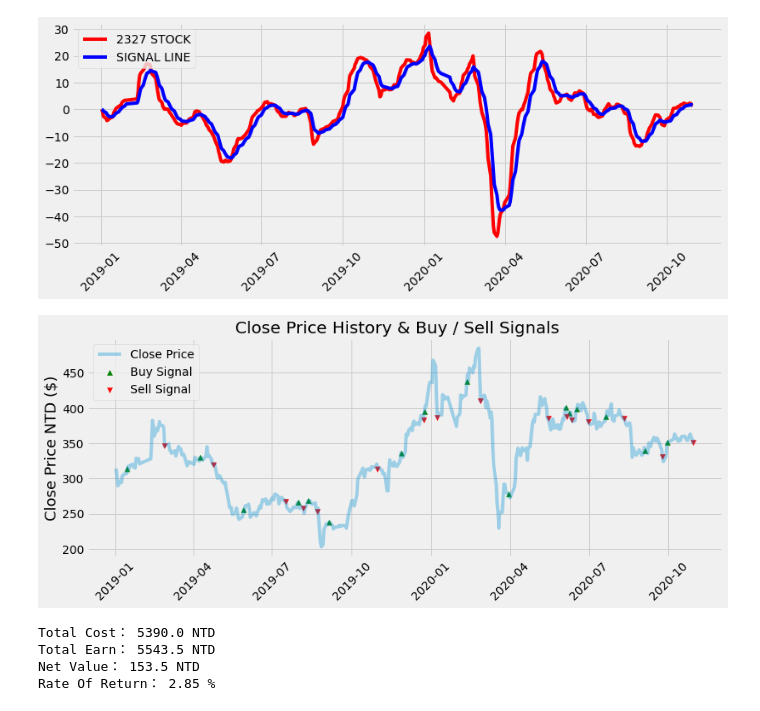
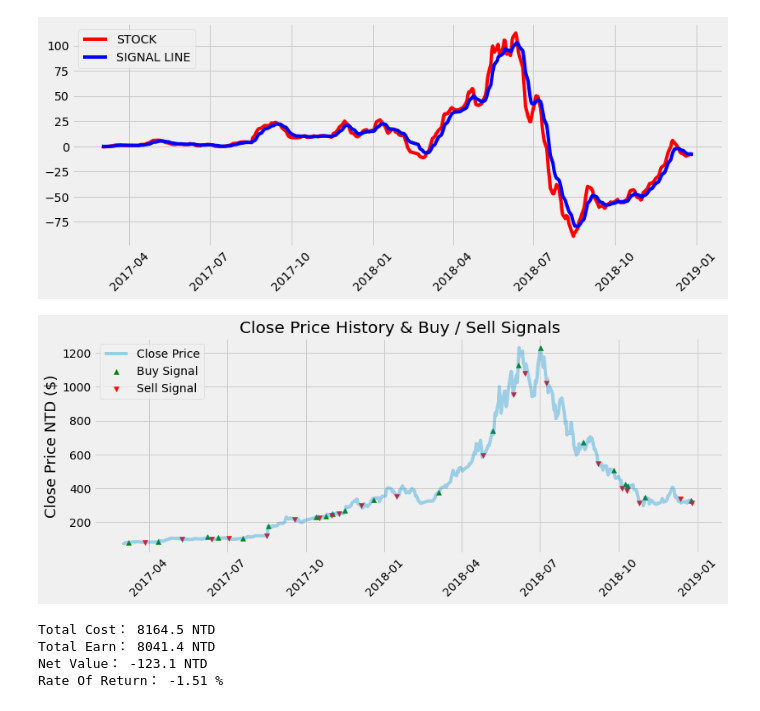
Before and after one commit to toby0622/Stock-Investment-Using-Python, a Jupyter notebook: Final Result.ipynb, the cells around one changed output. Cells and saved outputs as stored; diff of their text form; code cells hidden in the pictures.

```diff
--- a/Final Result.ipynb
+++ b/Final Result.ipynb
@@ -6,7 +206,7 @@ import matplotlib.pyplot as plt
 import talib
 plt.style.use('fivethirtyeight')
 
-df = pd.read_csv('2327 國巨.csv')
+df = pd.read_csv('2327.csv')
 
 df = df.set_index(pd.DatetimeIndex(df['Date'].values))
 
@@ -21,10 +221,12 @@ signal = MACD.ewm(span=9, adjust=False).mean()
 df['MACD'] = MACD
 df['Signal Line'] = signal
 
+flag = 0
+
 def InvestStrategy(signal):
     BuyStock = []
     SellStock = []
-    flag = 0
+    global flag
 
   # If MACD > Signal Line, Buy The Stock. If Not, Sell The Stock
     for i in range(0, len(signal)):
@@ -57,38 +259,42 @@ df['BuyStockPrice'] = temp[0]
 df['SellStockPrice'] = temp[1]
 
 TotalCost = np.sum(df['BuyStockPrice'])
 TotalEarn = np.sum(df['SellStockPrice'])
-NetValue = TotalEarn - TotalCost
+
+if flag == 1:
+    TotalEarn = TotalEarn + df['Close'].tail(1)
+
+NetValue = round(TotalEarn - TotalCost, 2)
 ReturnRate = round(100 * (TotalEarn - TotalCost) / TotalCost, 2)
 
 # Visualize The Strategy
 plt.figure(figsize=(12.2,4.5)) #width = 12.2in, height = 4.5
-plt.plot(df.index, MACD, label='2327 STOCK', color = 'red')
+plt.plot(df.index, MACD, label='STOCK', color = 'red')
 plt.plot(df.index, signal, label='SIGNAL LINE', color='blue')
 plt.xticks(rotation=45)
 plt.legend(loc='upper left')
 plt.show()
 
 title = 'Close Price History & Buy / Sell Signals   '
 my_stocks = df
 plt.figure(figsize=(12.2,4.5))
 plt.scatter(my_stocks.index, my_stocks['BuyStockPrice'], color = 'green', label='Buy Signal', marker = '^', alpha = 1)
 plt.scatter(my_stocks.index, my_stocks['SellStockPrice'], color = 'red', label='Sell Signal', marker = 'v', alpha = 1)
 plt.plot(my_stocks['Close'], label='Close Price', alpha = 0.35)
 plt.xticks(rotation=45)
 plt.title(title)
 plt.ylabel('Close Price NTD ($)',fontsize=18)
 plt.legend(loc='upper left')
 plt.show()
 
 print("Total Cost：", TotalCost, "NTD")
 print("Total Earn：", TotalEarn, "NTD")
 print("Net Value：", NetValue, "NTD")
 print("Rate Of Return：", ReturnRate, "%")
 # %% [output]
-[figure, old version]
+[figure, new version]
-[figure, old version]
+[figure, new version]
-Total Cost： 5390.0 NTD
-Total Earn： 5543.5 NTD
-Net Value： 153.5 NTD
-Rate Of Return： 2.85 %
+Total Cost： 8164.5 NTD
+Total Earn： 8041.4 NTD
+Net Value： -123.1 NTD
+Rate Of Return： -1.51 %
```
Also changed, not shown: parts of 15 cells of this notebook, 16 other files.
